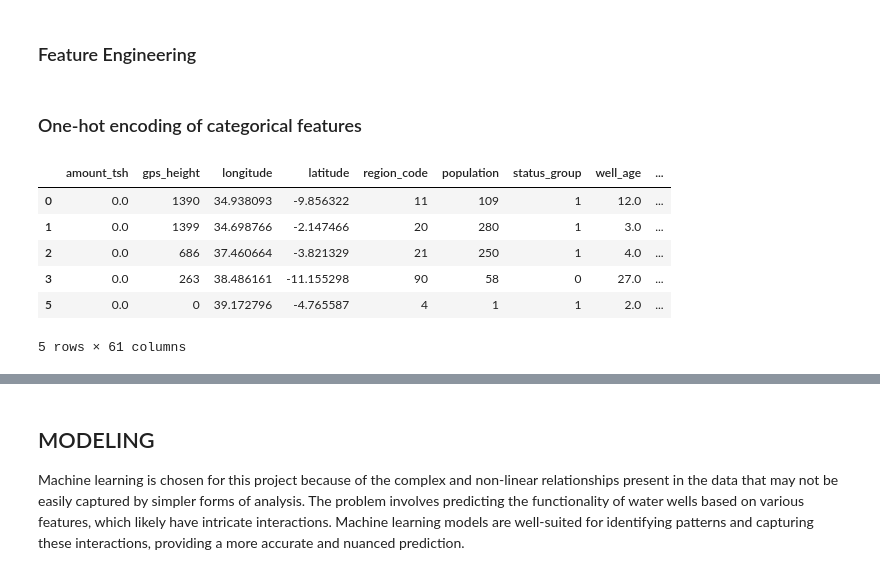
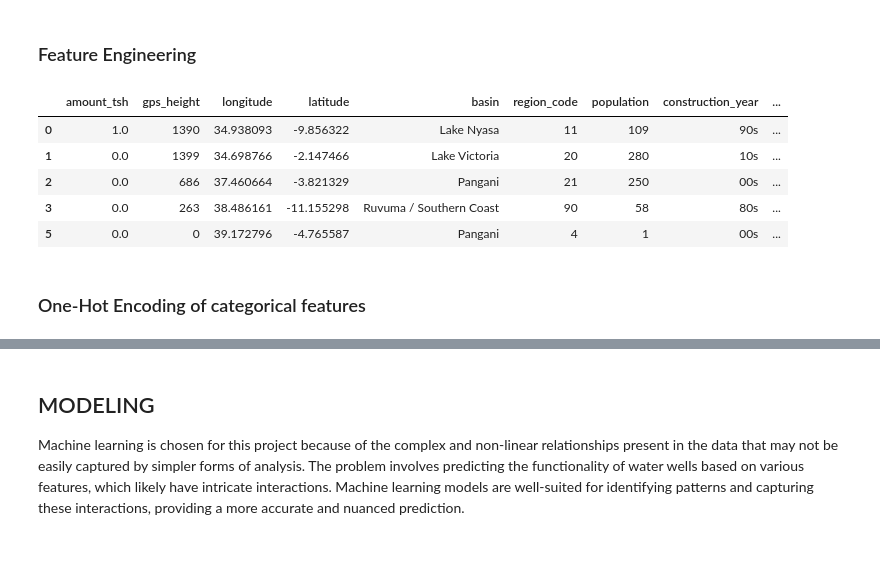
Before and after one commit to Ogutu01/Tanzania-Water-Infrastructure, a Jupyter notebook: index.ipynb, the cells around one changed output, grey strips where cells are left out. Saved outputs shown, nothing was run; the diff lists cells and outputs as text; code cells hidden in the pictures.

```diff
--- a/index.ipynb
+++ b/index.ipynb
@@ -687,18 +703,31 @@ df.loc[df['amount_tsh'] >= 200000, 'amount_tsh'] = 1
+# %%
+from sklearn.preprocessing import FunctionTransformer
+
+# Define a custom function for transformation
+def transform_amount_tsh(df):
+    df_transformed = df.copy()
+    df_transformed.loc[df_transformed['amount_tsh'] < 30, 'amount_tsh'] = 0
+    df_transformed.loc[df_transformed['amount_tsh'] >= 30, 'amount_tsh'] = 1
+    return df_transformed[['amount_tsh']]
+    # return data.apply(lambda value: 0 if value < 30 else 1)
+
+# Create a FunctionTransformer
+amount_tsh_transformer = FunctionTransformer(transform_amount_tsh, validate = False)
+
+# Apply the transformation using the transformer
+df_transformed = amount_tsh_transformer.fit_transform(df[['amount_tsh']])
+
+# Replace the original column with the transformed values
+df['amount_tsh'] = df_transformed
+
+# Display the transformed DataFrame
+df.head()
+# %% [output]
+|  | amount_tsh | gps_height | longitude | latitude | basin | region_code | population | construction_year | ... |
+| 0 | 1.0 | 1390 | 34.938093 | -9.856322 | Lake Nyasa | 11 | 109 | 90s | ... |
+| 1 | 0.0 | 1399 | 34.698766 | -2.147466 | Lake Victoria | 20 | 280 | 10s | ... |
+| 2 | 0.0 | 686 | 37.460664 | -3.821329 | Pangani | 21 | 250 | 00s | ... |
+| 3 | 0.0 | 263 | 38.486161 | -11.155298 | Ruvuma / Southern Coast | 90 | 58 | 80s | ... |
+| 5 | 0.0 | 0 | 39.172796 | -4.765587 | Pangani | 4 | 1 | 00s | ... |
 # %% [markdown]
-### One-hot encoding of categorical features
+### One-Hot Encoding of categorical features
-# %%
-# Specify categorical columns
-cat_vars = ['basin', 'construction_year', 'extraction_type_group',
-            'management_group', 'source_type', 'source_class',
-            'waterpoint_type_group']
-
-df = pd.get_dummies(df, columns = cat_vars, prefix = cat_vars)
-df.head()
-# %% [output]
-|  | amount_tsh | gps_height | longitude | latitude | region_code | population | status_group | well_age | ... |
-| 0 | 0.0 | 1390 | 34.938093 | -9.856322 | 11 | 109 | 1 | 12.0 | ... |
-| 1 | 0.0 | 1399 | 34.698766 | -2.147466 | 20 | 280 | 1 | 3.0 | ... |
-| 2 | 0.0 | 686 | 37.460664 | -3.821329 | 21 | 250 | 1 | 4.0 | ... |
-| 3 | 0.0 | 263 | 38.486161 | -11.155298 | 90 | 58 | 0 | 27.0 | ... |
-| 5 | 0.0 | 0 | 39.172796 | -4.765587 | 4 | 1 | 1 | 2.0 | ... |
-5 rows × 61 columns
```
Also changed, not shown: parts of 18 cells of this notebook.
